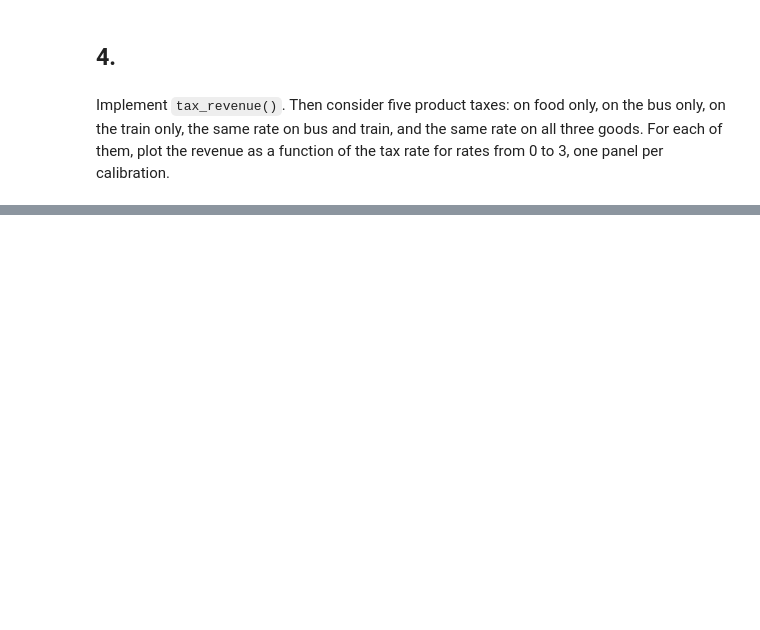
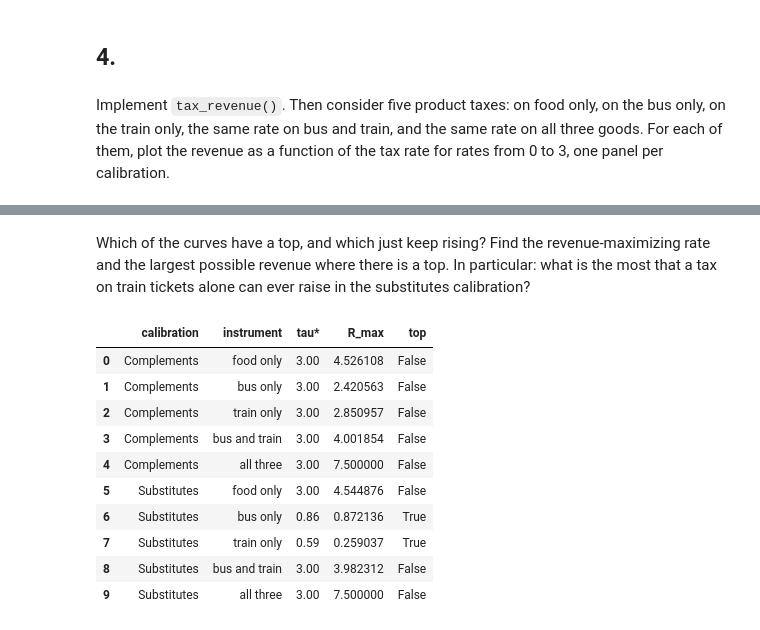
Before and after one commit to NumEconCopenhagen/projects-2025-jvb, a Jupyter notebook: 02_modelproject/modelproject.ipynb, the cells around one changed output, grey strips where cells are left out. Drawn from its saved outputs; the diff is of its cells as text; code cells hidden in the pictures; blank space fills up the shorter version.

```diff
--- a/02_modelproject/modelproject.ipynb
+++ b/02_modelproject/modelproject.ipynb
@@ -450,0 +448,24 @@ NameError: name 'R' is not defined
+# %% [markdown]
+Which of the curves have a top, and which just keep rising? Find the revenue-maximizing rate and the largest possible revenue where there is a top. In particular: what is the most that a tax on train tickets alone can ever raise in the substitutes calibration?
+# %%
+rows = []
+for name,gov in [('Complements',gov_complements),('Substitutes',gov_substitutes)]:
+    for label,goods in instruments:
+        tau,R = gov.max_revenue(goods=goods,tau_max=3.0,N=301)
+        rows.append({'calibration':name,'instrument':label,'tau*':tau,
+                     'R_max':R,'top':tau < 2.99})
+
+df_max = pd.DataFrame(rows)
+df_max
+# %% [output]
+|  | calibration | instrument | tau* | R_max | top |
+| 0 | Complements | food only | 3.00 | 4.526108 | False |
+| 1 | Complements | bus only | 3.00 | 2.420563 | False |
+| 2 | Complements | train only | 3.00 | 2.850957 | False |
+| 3 | Complements | bus and train | 3.00 | 4.001854 | False |
+| 4 | Complements | all three | 3.00 | 7.500000 | False |
+| 5 | Substitutes | food only | 3.00 | 4.544876 | False |
+| 6 | Substitutes | bus only | 0.86 | 0.872136 | True |
+| 7 | Substitutes | train only | 0.59 | 0.259037 | True |
+| 8 | Substitutes | bus and train | 3.00 | 3.982312 | False |
+| 9 | Substitutes | all three | 3.00 | 7.500000 | False |
```
Also changed, not shown: parts of 12 cells of this notebook.
